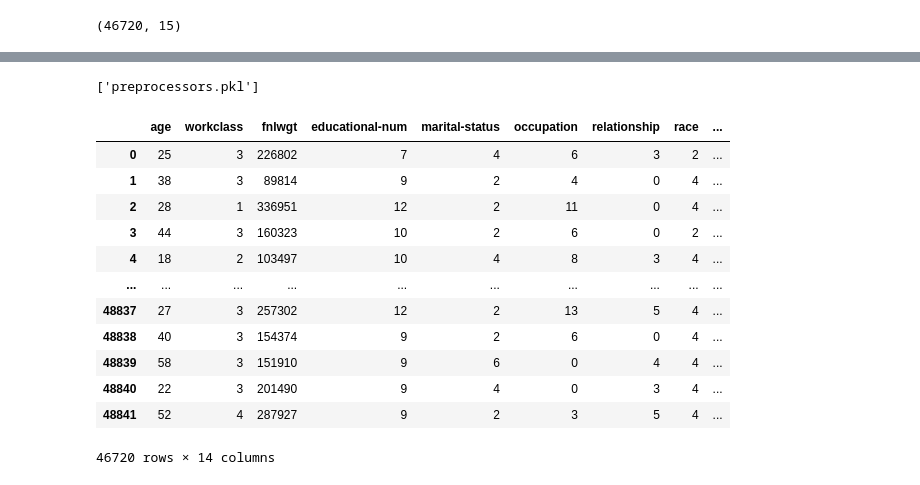
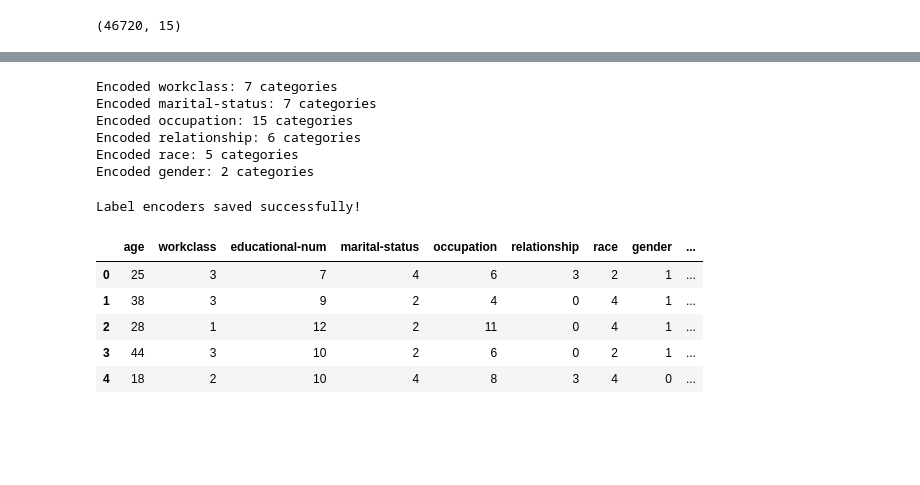
Before and after one commit to lp-0406/Employee-Salary-Prediction, a Jupyter notebook: employee_salary_prediction.ipynb, the cells around one changed output, grey strips where cells are left out. Cells and saved outputs as stored; diff of their text form; code cells hidden in the pictures; blank space fills up the shorter version.

```diff
--- a/employee_salary_prediction.ipynb
+++ b/employee_salary_prediction.ipynb
@@ -217,5 +207,14 @@ plt.show()
 data.shape
 # %% [output]
 (46720, 15)
-# %%
-data=data.drop(columns=['education']) #redundant features removal
+# %%
+columns_to_keep = [
+    'age', 'workclass', 'educational-num', 'marital-status',
+    'occupation', 'relationship', 'race', 'gender',
+    'capital-gain', 'capital-loss', 'hours-per-week', 'income'
+]
+
+data = data[columns_to_keep]
+
+print(f"Selected columns: {list(data.columns)}")
+print(f"Final dataset shape: {data.shape}")
@@ -238,10 +239,0 @@ data
-# %%
-from sklearn.preprocessing import LabelEncoder   #import libarary
-encoder=LabelEncoder()                       #create object
-data['workclass']=encoder.fit_transform(data['workclass']) #7 categories   0,1, 2, 3, 4, 5, 6,
-data['marital-status']=encoder.fit_transform(data['marital-status'])   #3 categories 0, 1, 2
-data['occupation']=encoder.fit_transform(data['occupation'])
-data['relationship']=encoder.fit_transform(data['relationship'])      #5 categories  0, 1, 2, 3, 4
-data['race']=encoder.fit_transform(data['race'])
-data['gender']=encoder.fit_transform(data['gender'])    #2 catogories     0, 1
-data['native-country']=encoder.fit_transform(data['native-country'])
@@ -248,32 +243,31 @@ data['native-country']=encoder.fit_transform(data['native-country'])
 # %%
-from sklearn.preprocessing import LabelEncoder
-import joblib
+encoder_dict = {}
+categorical_columns = ['workclass', 'marital-status', 'occupation', 'relationship', 'race', 'gender']
 
-encoder_dict = {}
-
-for col in ['workclass', 'marital-status', 'occupation', 'relationship', 'race', 'gender', 'native-country']:
+for col in categorical_columns:
     le = LabelEncoder()
     data[col] = le.fit_transform(data[col])
     encoder_dict[col] = le
-
-# Save all encoders to a file
-joblib.dump(encoder_dict, "preprocessors.pkl")
+    print(f"Encoded {col}: {len(le.classes_)} categories")
 # %% [output]
-['preprocessors.pkl']
+Encoded workclass: 7 categories
+Encoded marital-status: 7 categories
+Encoded occupation: 15 categories
+Encoded relationship: 6 categories
+Encoded race: 5 categories
+Encoded gender: 2 categories
+# %%
+joblib.dump(encoder_dict, "label_encoders.pkl")
+print("Label encoders saved successfully!")
+# %% [output]
+Label encoders saved successfully!
 # %%
-data
+data.head()
 # %% [output]
-|  | age | workclass | fnlwgt | educational-num | marital-status | occupation | relationship | race | ... |
-| 0 | 25 | 3 | 226802 | 7 | 4 | 6 | 3 | 2 | ... |
-| 1 | 38 | 3 | 89814 | 9 | 2 | 4 | 0 | 4 | ... |
-| 2 | 28 | 1 | 336951 | 12 | 2 | 11 | 0 | 4 | ... |
-| 3 | 44 | 3 | 160323 | 10 | 2 | 6 | 0 | 2 | ... |
-| 4 | 18 | 2 | 103497 | 10 | 4 | 8 | 3 | 4 | ... |
-| ... | ... | ... | ... | ... | ... | ... | ... | ... | ... |
-| 48837 | 27 | 3 | 257302 | 12 | 2 | 13 | 5 | 4 | ... |
-| 48838 | 40 | 3 | 154374 | 9 | 2 | 6 | 0 | 4 | ... |
-| 48839 | 58 | 3 | 151910 | 9 | 6 | 0 | 4 | 4 | ... |
-| 48840 | 22 | 3 | 201490 | 9 | 4 | 0 | 3 | 4 | ... |
-| 48841 | 52 | 4 | 287927 | 9 | 2 | 3 | 5 | 4 | ... |
+|  | age | workclass | educational-num | marital-status | occupation | relationship | race | gender | ... |
+| 0 | 25 | 3 | 7 | 4 | 6 | 3 | 2 | 1 | ... |
+| 1 | 38 | 3 | 9 | 2 | 4 | 0 | 4 | 1 | ... |
+| 2 | 28 | 1 | 12 | 2 | 11 | 0 | 4 | 1 | ... |
+| 3 | 44 | 3 | 10 | 2 | 6 | 0 | 2 | 1 | ... |
+| 4 | 18 | 2 | 10 | 4 | 8 | 3 | 4 | 0 | ... |
-46720 rows × 14 columns
 # %%
```
Also changed, not shown: parts of 33 cells of this notebook.
